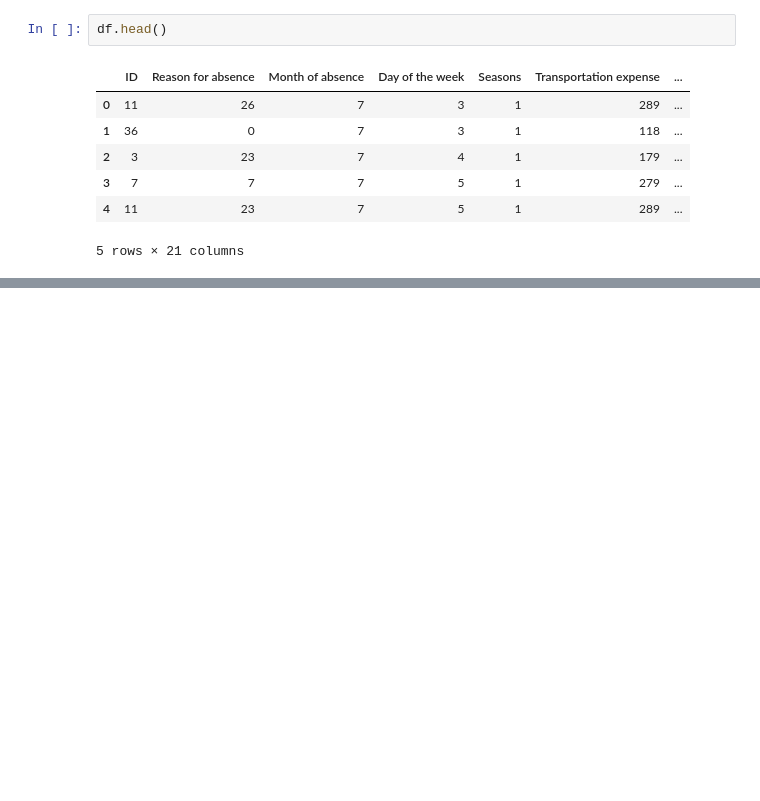
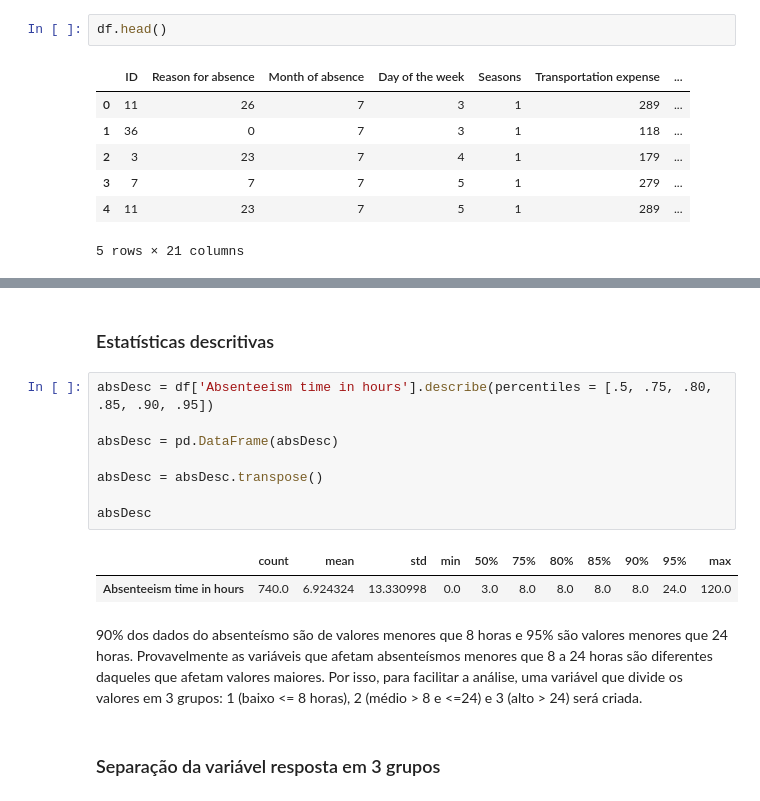
Before and after one commit to qymera0/per_dncPython, a Jupyter notebook: dinamica/dinamica02.ipynb, the cells around one changed output, grey strips where cells are left out. Drawn from its saved outputs; the diff is of its cells as text; blank space fills up the shorter version.

```diff
--- a/dinamica/dinamica02.ipynb
+++ b/dinamica/dinamica02.ipynb
@@ -32,0 +137,17 @@ df.head()
+# %% [markdown]
+### Estatísticas descritivas
+# %%
+absDesc = df['Absenteeism time in hours'].describe(percentiles = [.5, .75, .80, .85, .90, .95])
+
+absDesc = pd.DataFrame(absDesc)
+
+absDesc = absDesc.transpose()
+
+absDesc
+# %% [output]
+|  | count | mean | std | min | 50% | 75% | 80% | 85% | 90% | 95% | max |
+| Absenteeism time in hours | 740.0 | 6.924324 | 13.330998 | 0.0 | 3.0 | 8.0 | 8.0 | 8.0 | 8.0 | 24.0 | 120.0 |
+# %% [markdown]
+90% dos dados do absenteísmo são de valores menores que 8 horas e 95% são valores menores que 24 horas. Provavelmente as variáveis que afetam absenteísmos menores que 8 a 24 horas são diferentes daqueles que afetam valores maiores. Por isso, para facilitar a análise, uma variável que divide os valores em 3 grupos: 1 (baixo <= 8 horas), 2 (médio > 8 e <=24) e 3 (alto > 24) será criada.
+# %% [markdown]
+### Separação da variável resposta em 3 grupos
```
Also changed, not shown: parts of 35 cells of this notebook, 1 other file.
